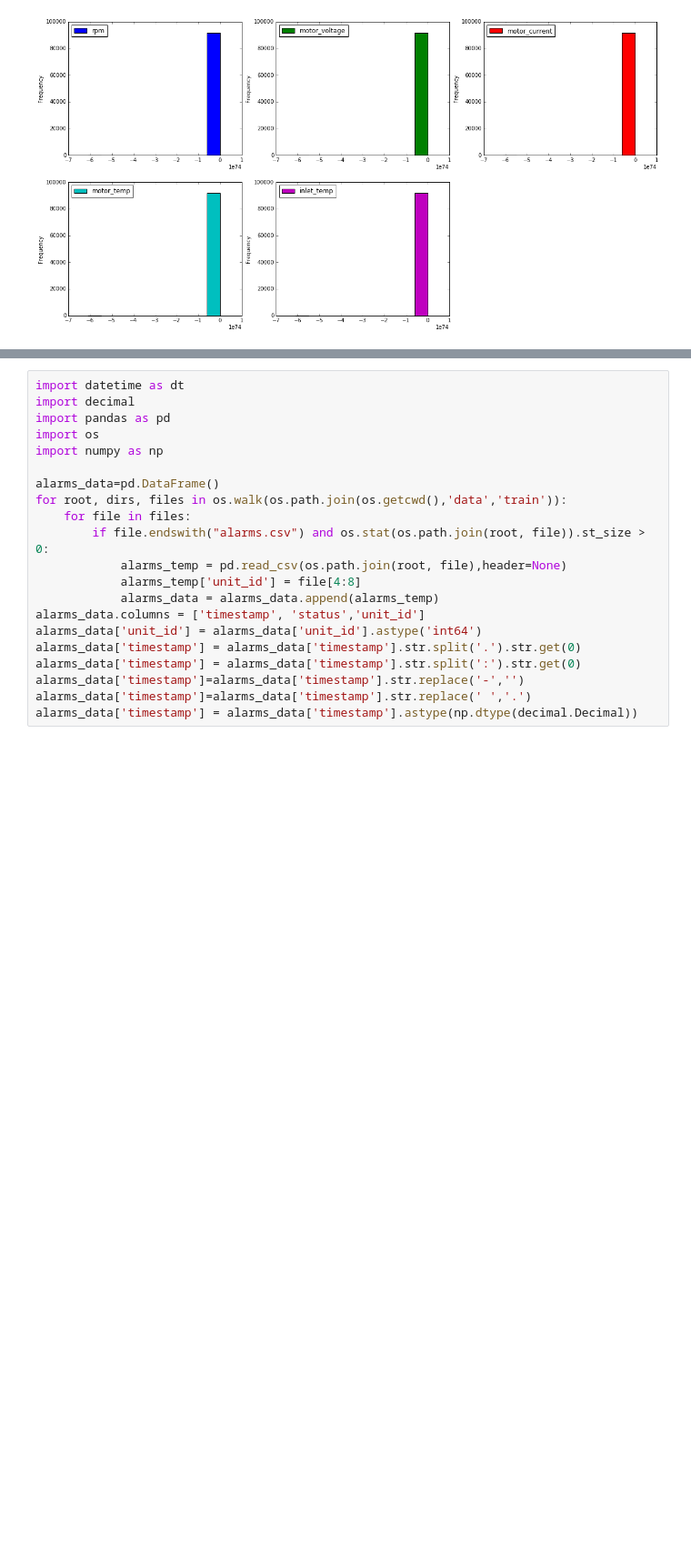
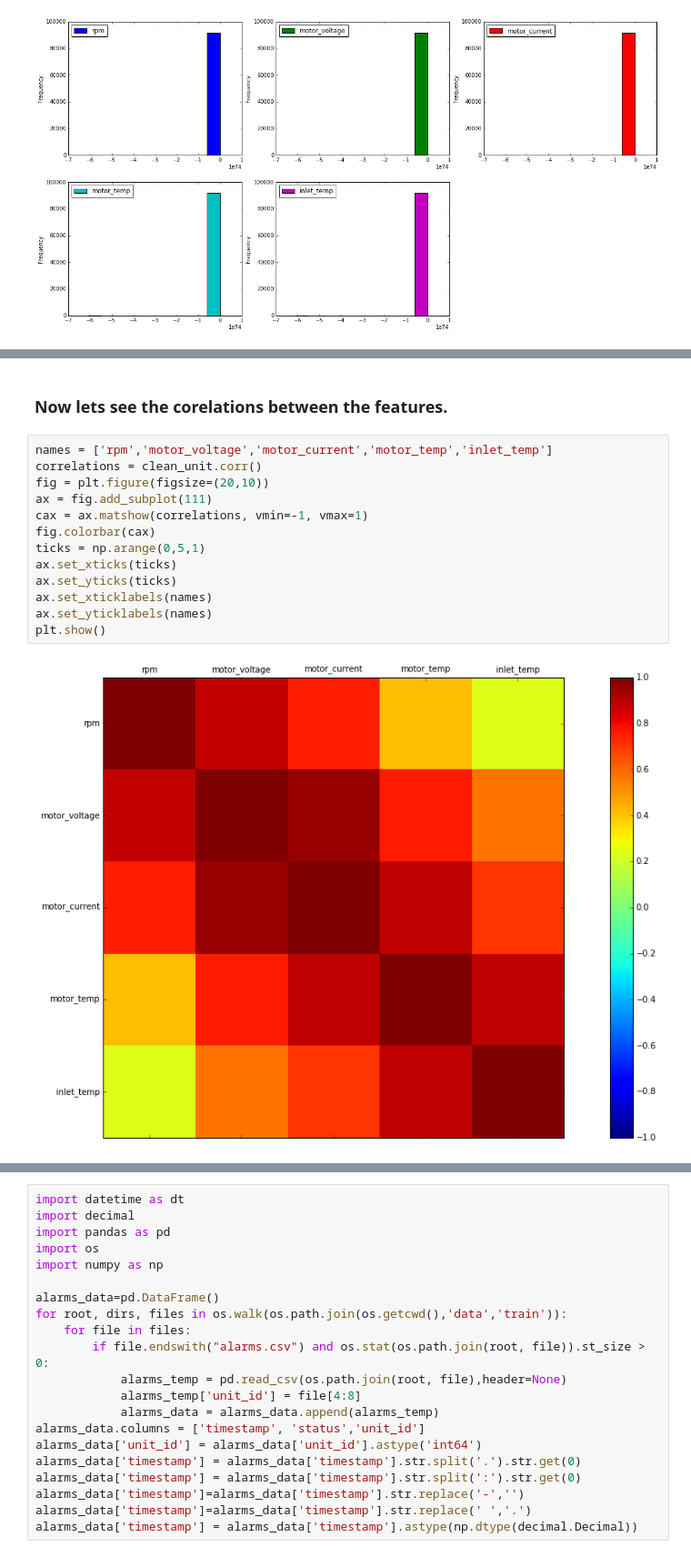
Before and after one commit to praneethtamvada/data-science-challenge, a Jupyter notebook: Data science challenge -Venkata Solution.ipynb, the cells around one changed output, grey strips where cells are left out. Shown: that part at 91% size. Saved outputs shown, nothing was run; the diff lists cells and outputs as text; blank space fills up the shorter version.

```diff
--- a/Data science challenge -Venkata Solution.ipynb
+++ b/Data science challenge -Venkata Solution.ipynb
@@ -117,0 +138,17 @@ plt.xlabel('Day', fontsize=10)
+# %% [markdown]
+### Now lets see the corelations between the features.
+# %%
+names = ['rpm','motor_voltage','motor_current','motor_temp','inlet_temp']
+correlations = clean_unit.corr()
+fig = plt.figure(figsize=(20,10))
+ax = fig.add_subplot(111)
+cax = ax.matshow(correlations, vmin=-1, vmax=1)
+fig.colorbar(cax)
+ticks = np.arange(0,5,1)
+ax.set_xticks(ticks)
+ax.set_yticks(ticks)
+ax.set_xticklabels(names)
+ax.set_yticklabels(names)
+plt.show()
+# %% [output]
+[figure, added]
```
Also changed, not shown: parts of 40 cells of this notebook, 1 other file.
